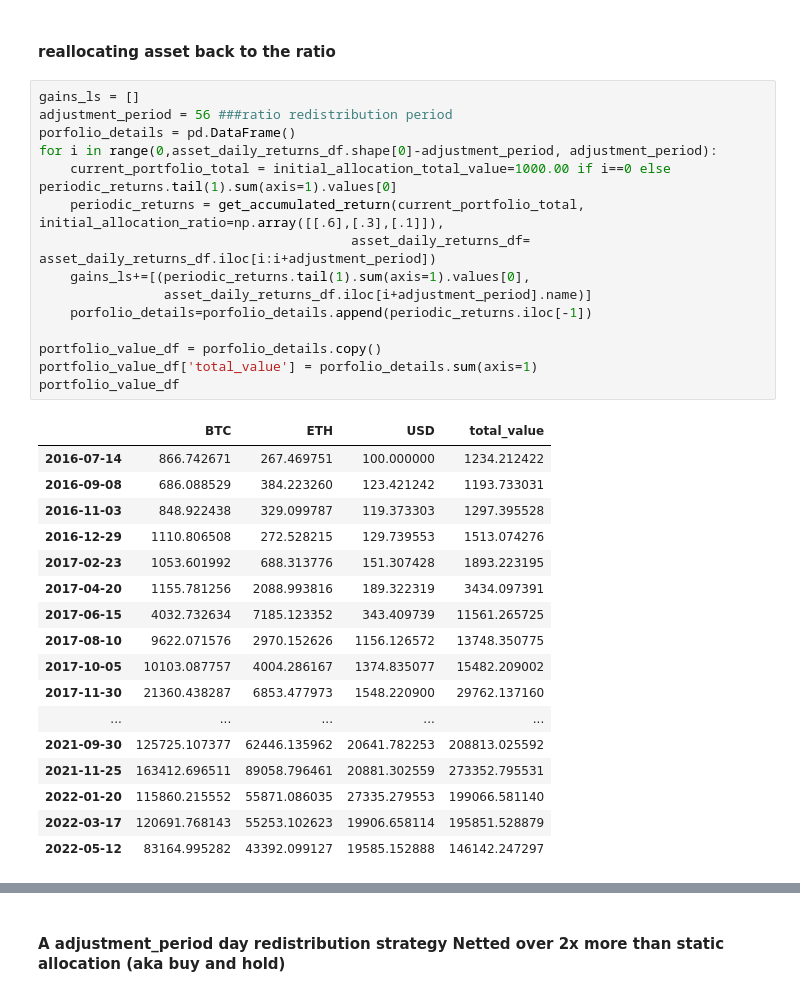
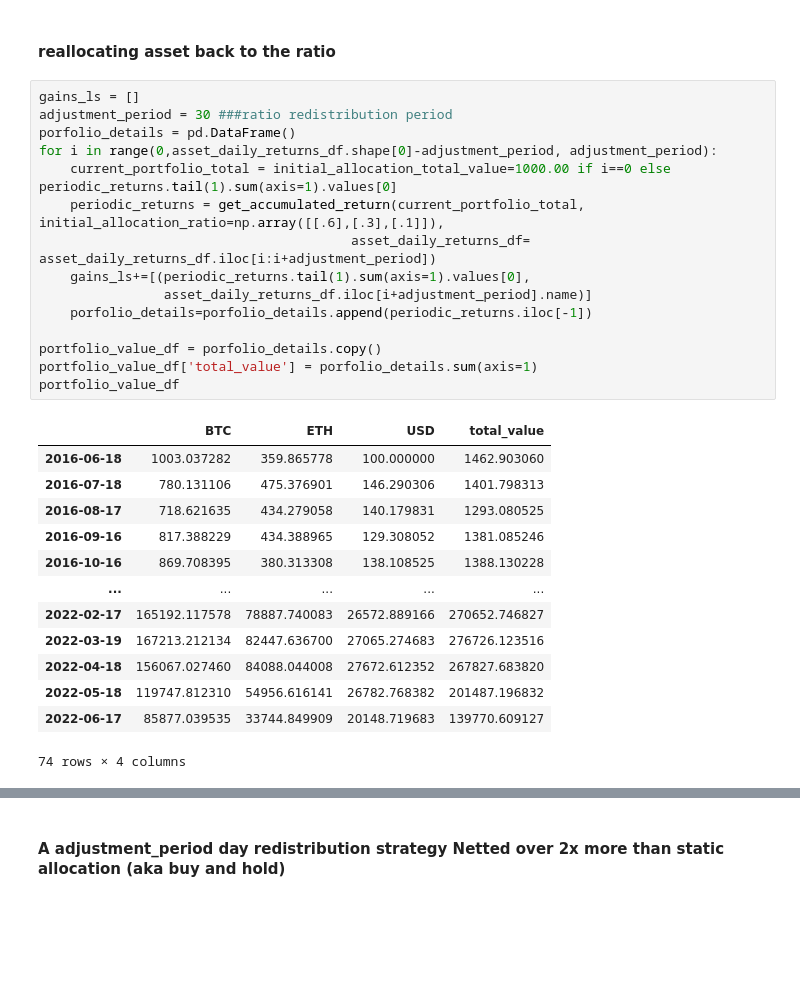
Before and after one commit to Zhimin90/crypto_portfolio_manager, a Jupyter notebook: dataset.ipynb, the cells around one changed output, grey strips where cells are left out. Saved outputs shown, nothing was run; the diff lists cells and outputs as text; blank space fills up the shorter version.

```diff
--- a/dataset.ipynb
+++ b/dataset.ipynb
@@ -363,37 +363,33 @@ portfolio_value_df['total_value'] = porfolio_details.sum(axis=1)
 #### reallocating asset back to the ratio
 # %%
 gains_ls = []
-adjustment_period = 56 ###ratio redistribution period
+adjustment_period = 30 ###ratio redistribution period
 porfolio_details = pd.DataFrame()
 for i in range(0,asset_daily_returns_df.shape[0]-adjustment_period, adjustment_period):
     current_portfolio_total = initial_allocation_total_value=1000.00 if i==0 else periodic_returns.tail(1).sum(axis=1).values[0]
     periodic_returns = get_accumulated_return(current_portfolio_total, initial_allocation_ratio=np.array([[.6],[.3],[.1]]),
                                         asset_daily_returns_df= asset_daily_returns_df.iloc[i:i+adjustment_period])
     gains_ls+=[(periodic_returns.tail(1).sum(axis=1).values[0],
                 asset_daily_returns_df.iloc[i+adjustment_period].name)]
     porfolio_details=porfolio_details.append(periodic_returns.iloc[-1])
 
 portfolio_value_df = porfolio_details.copy()
 portfolio_value_df['total_value'] = porfolio_details.sum(axis=1)
 portfolio_value_df
 # %% [output]
 |  | BTC | ETH | USD | total_value |
-| 2016-07-14 | 866.742671 | 267.469751 | 100.000000 | 1234.212422 |
-| 2016-09-08 | 686.088529 | 384.223260 | 123.421242 | 1193.733031 |
-| 2016-11-03 | 848.922438 | 329.099787 | 119.373303 | 1297.395528 |
-| 2016-12-29 | 1110.806508 | 272.528215 | 129.739553 | 1513.074276 |
-| 2017-02-23 | 1053.601992 | 688.313776 | 151.307428 | 1893.223195 |
-| 2017-04-20 | 1155.781256 | 2088.993816 | 189.322319 | 3434.097391 |
-| 2017-06-15 | 4032.732634 | 7185.123352 | 343.409739 | 11561.265725 |
-| 2017-08-10 | 9622.071576 | 2970.152626 | 1156.126572 | 13748.350775 |
-| 2017-10-05 | 10103.087757 | 4004.286167 | 1374.835077 | 15482.209002 |
-| 2017-11-30 | 21360.438287 | 6853.477973 | 1548.220900 | 29762.137160 |
+| 2016-06-18 | 1003.037282 | 359.865778 | 100.000000 | 1462.903060 |
+| 2016-07-18 | 780.131106 | 475.376901 | 146.290306 | 1401.798313 |
+| 2016-08-17 | 718.621635 | 434.279058 | 140.179831 | 1293.080525 |
+| 2016-09-16 | 817.388229 | 434.388965 | 129.308052 | 1381.085246 |
+| 2016-10-16 | 869.708395 | 380.313308 | 138.108525 | 1388.130228 |
 | ... | ... | ... | ... | ... |
-| 2021-09-30 | 125725.107377 | 62446.135962 | 20641.782253 | 208813.025592 |
-| 2021-11-25 | 163412.696511 | 89058.796461 | 20881.302559 | 273352.795531 |
-| 2022-01-20 | 115860.215552 | 55871.086035 | 27335.279553 | 199066.581140 |
-| 2022-03-17 | 120691.768143 | 55253.102623 | 19906.658114 | 195851.528879 |
-| 2022-05-12 | 83164.995282 | 43392.099127 | 19585.152888 | 146142.247297 |
+| 2022-02-17 | 165192.117578 | 78887.740083 | 26572.889166 | 270652.746827 |
+| 2022-03-19 | 167213.212134 | 82447.636700 | 27065.274683 | 276726.123516 |
+| 2022-04-18 | 156067.027460 | 84088.044008 | 27672.612352 | 267827.683820 |
+| 2022-05-18 | 119747.812310 | 54956.616141 | 26782.768382 | 201487.196832 |
+| 2022-06-17 | 85877.039535 | 33744.849909 | 20148.719683 | 139770.609127 |
+74 rows × 4 columns
 # %%
 #### static allocation
 display(get_accumulated_return().iloc[:i+adjustment_period])
```
Also changed, not shown: parts of 19 cells of this notebook.
